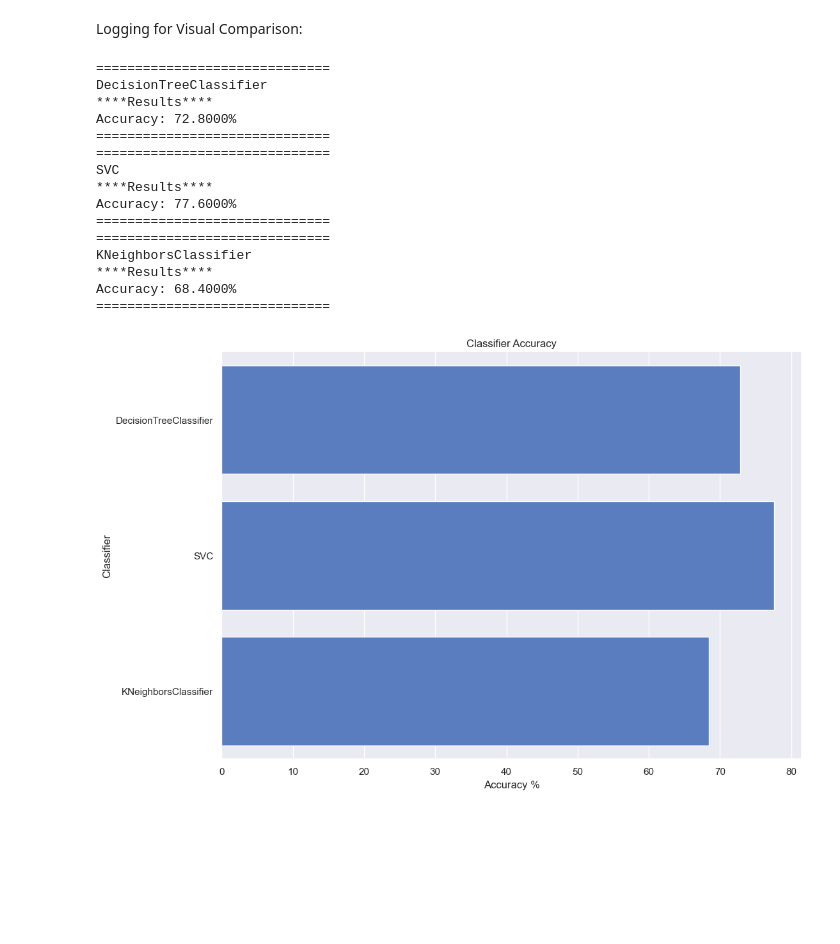
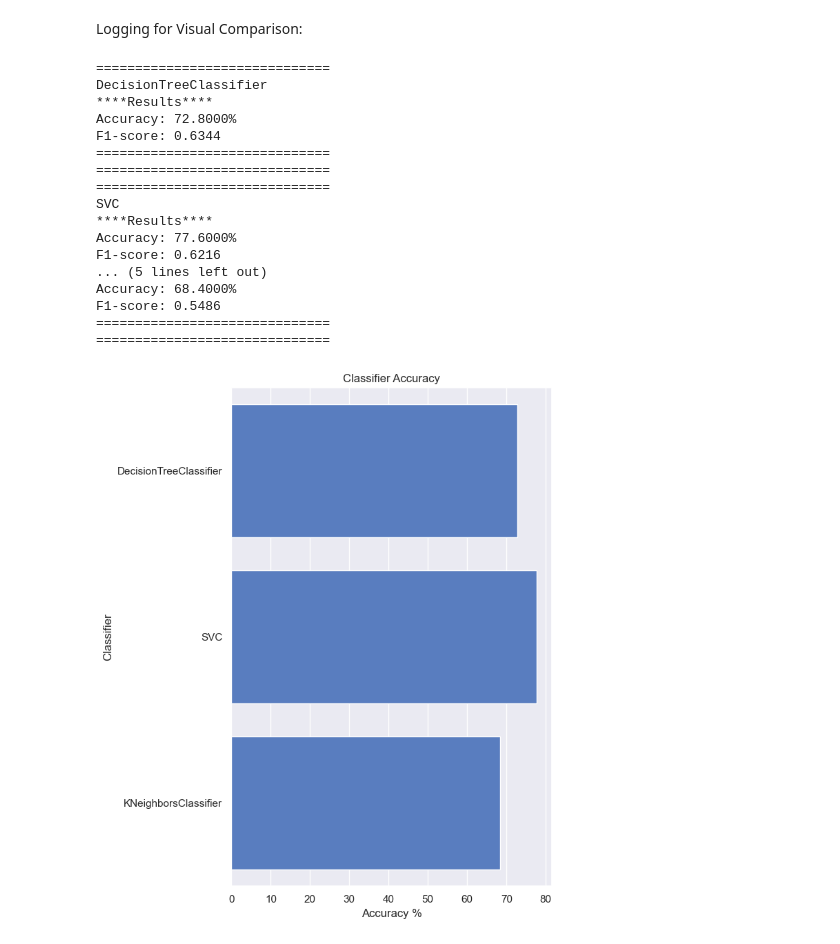
Before and after one commit to CarlosMealha/FEUP-AI-ML-PROJ, a Jupyter notebook: deep-learning-texts.ipynb, the cells around one changed output. Saved outputs shown, nothing was run; the diff lists cells and outputs as text; code cells hidden in the pictures; blank space fills up the shorter version.

Commit message:
Added F1-Score Comparison

```diff
--- a/deep-learning-texts.ipynb
+++ b/deep-learning-texts.ipynb
@@ -411,7 +415,7 @@ classifiers = [
 # %% [markdown]
 Logging for Visual Comparison:
 # %%
-log_cols=["Classifier", "Accuracy", "Log Loss"]
+log_cols=["Classifier", "Accuracy", "F1-score"]
 log = pd.DataFrame(columns=log_cols)
 
 for clf in classifiers:
@@ -424,10 +428,13 @@ for clf in classifiers:
     print('****Results****')
     train_predictions = clf.predict(X_test_vectorized)
     acc = accuracy_score(y_test, train_predictions)
+
+    f1 = f1_score(y_test, train_predictions)
     print("Accuracy: {:.4%}".format(acc))
-
-    log_entry = pd.DataFrame([[name, acc*100, 11]], columns=log_cols)
+    print("F1-score: {:.4}".format(f1))
+    log_entry = pd.DataFrame([[name, acc*100, f1]], columns=log_cols)
     log = pd.concat([log, log_entry], ignore_index=True)
+    print("="*30)
 
     print("="*30)
 # %% [output]
@@ -435,23 +442,29 @@ for clf in classifiers:
 DecisionTreeClassifier
 ****Results****
 Accuracy: 72.8000%
+F1-score: 0.6344
+==============================
 ==============================
 ==============================
 SVC
 ****Results****
 Accuracy: 77.6000%
+F1-score: 0.6216
+... (5 lines left out)
+Accuracy: 68.4000%
+F1-score: 0.5486
 ==============================
 ==============================
-KNeighborsClassifier
-****Results****
-Accuracy: 68.4000%
-==============================
 # %%
 sns.set_color_codes("muted")
+
+# Plotting Accuracy
+plt.subplot(1, 2, 2)
 sns.barplot(x='Accuracy', y='Classifier', data=log, color="b")
-
 plt.xlabel('Accuracy %')
 plt.title('Classifier Accuracy')
+
+plt.tight_layout()
 plt.show()
 # %% [output]
-[figure, old version]
+[figure, new version]
```
Also changed, not shown: parts of 22 cells of this notebook.
